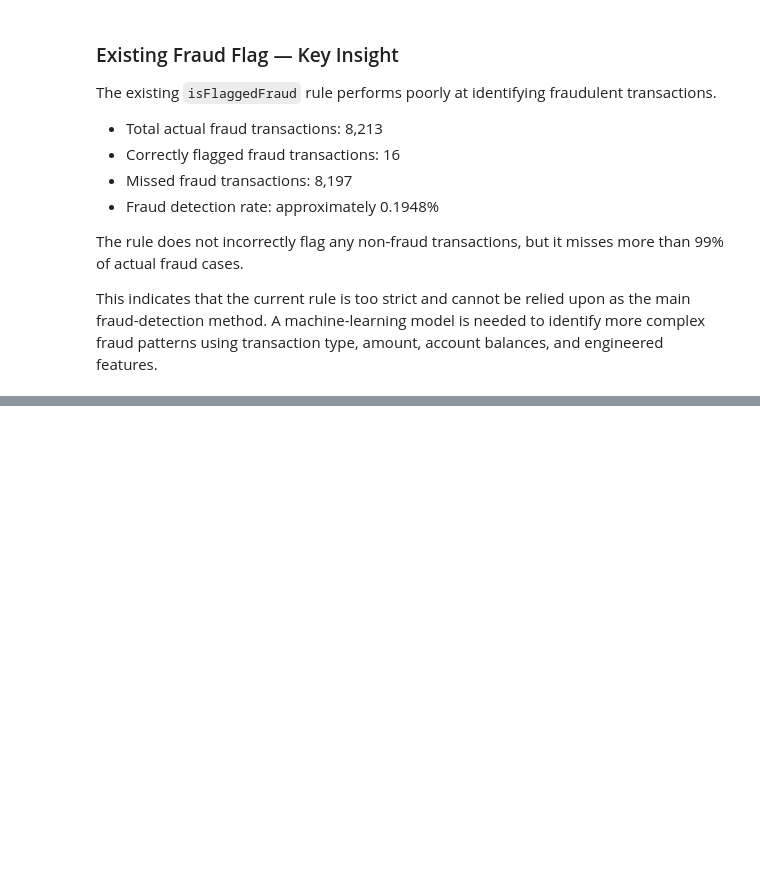
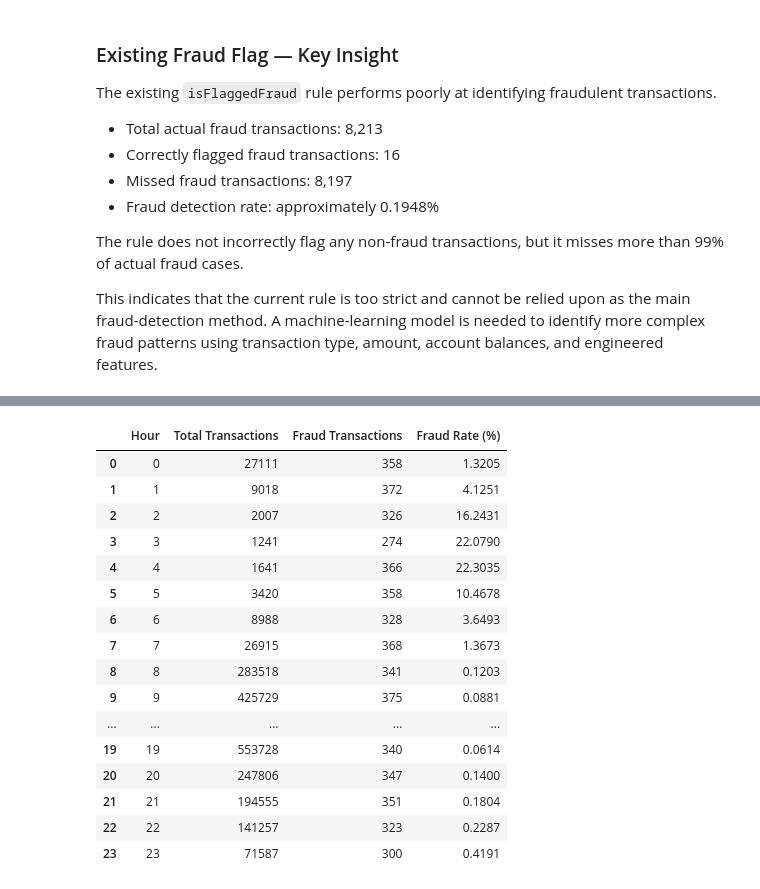
Before and after one commit to vedu13/paysim-fraud-detection, a Jupyter notebook: notebooks/02_exploratory_data_analysis.ipynb, the cells around one changed output, grey strips where cells are left out. Drawn from its saved outputs; the diff is of its cells as text; code cells hidden in the pictures; blank space fills up the shorter version.

```diff
--- a/notebooks/02_exploratory_data_analysis.ipynb
+++ b/notebooks/02_exploratory_data_analysis.ipynb
@@ -612,0 +670,38 @@ This indicates that the current rule is too strict and cannot be relied upon as
+# %%
+fraud_by_hour = (
+    df.groupby("hour")["isFraud"]
+    .agg(["count", "sum"])
+    .reset_index()
+)
+
+fraud_by_hour.columns = [
+    "Hour",
+    "Total Transactions",
+    "Fraud Transactions"
+]
+
+fraud_by_hour["Fraud Rate (%)"] = (
+    fraud_by_hour["Fraud Transactions"]
+    / fraud_by_hour["Total Transactions"]
+    * 100
+).round(4)
+
+fraud_by_hour
+# %% [output]
+|  | Hour | Total Transactions | Fraud Transactions | Fraud Rate (%) |
+| 0 | 0 | 27111 | 358 | 1.3205 |
+| 1 | 1 | 9018 | 372 | 4.1251 |
+| 2 | 2 | 2007 | 326 | 16.2431 |
+| 3 | 3 | 1241 | 274 | 22.0790 |
+| 4 | 4 | 1641 | 366 | 22.3035 |
+| 5 | 5 | 3420 | 358 | 10.4678 |
+| 6 | 6 | 8988 | 328 | 3.6493 |
+| 7 | 7 | 26915 | 368 | 1.3673 |
+| 8 | 8 | 283518 | 341 | 0.1203 |
+| 9 | 9 | 425729 | 375 | 0.0881 |
+| ... | ... | ... | ... | ... |
+| 19 | 19 | 553728 | 340 | 0.0614 |
+| 20 | 20 | 247806 | 347 | 0.1400 |
+| 21 | 21 | 194555 | 351 | 0.1804 |
+| 22 | 22 | 141257 | 323 | 0.2287 |
+| 23 | 23 | 71587 | 300 | 0.4191 |
```
Also changed, not shown: parts of 13 cells of this notebook.
